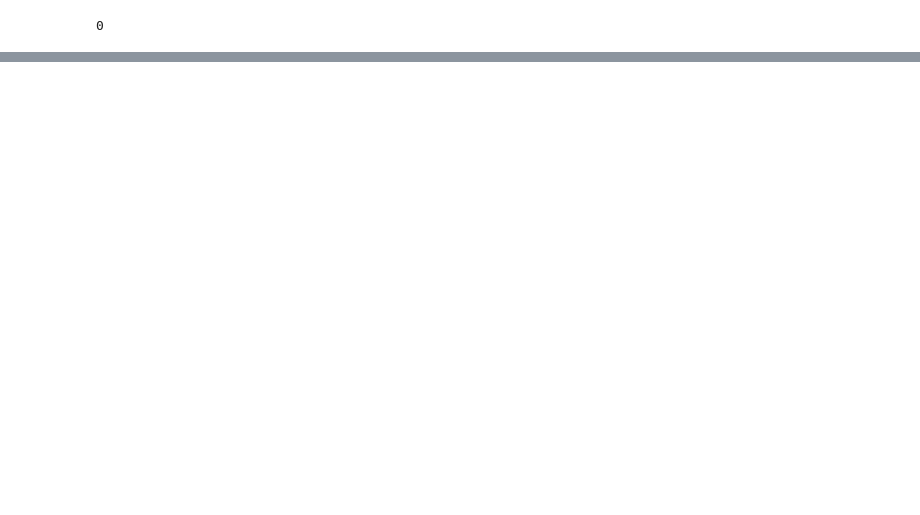
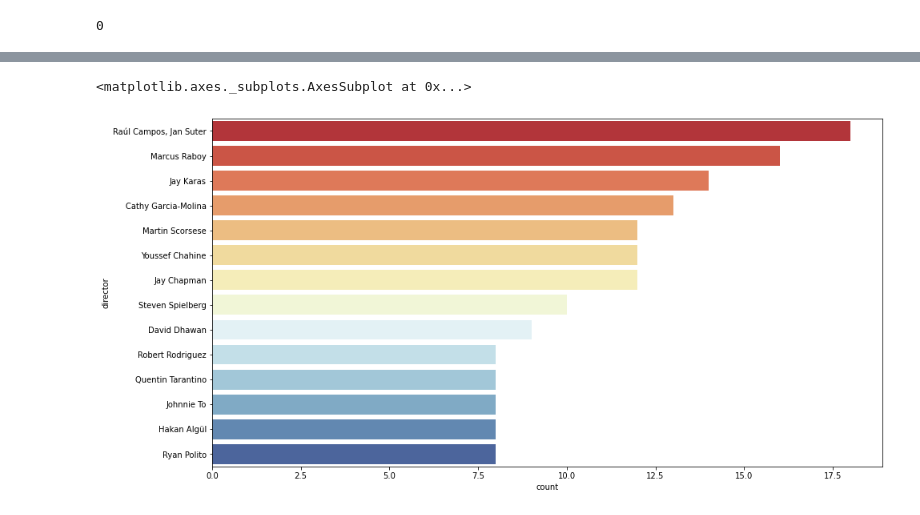
Before and after one commit to Ajinkya-dak/NETFLIX-MOVIES-AND-TV-SHOWS-CLUSTERING, a Jupyter notebook: NETFLIX_MOVIES_AND_TV_SHOWS_CLUSTERING.ipynb, the cells around one changed output, grey strips where cells are left out. Cells and saved outputs as stored; diff of their text form; code cells hidden in the pictures; blank space fills up the shorter version.

```diff
--- a/NETFLIX_MOVIES_AND_TV_SHOWS_CLUSTERING.ipynb
+++ b/NETFLIX_MOVIES_AND_TV_SHOWS_CLUSTERING.ipynb
@@ -169,0 +200,6 @@ Net_df = Net_df.drop(['show_id'], axis =1)
+# %%
+# Null value hadling
+Net_df['director'].fillna('Unknown', inplace=True)
+Net_df['cast'].fillna('Unknown', inplace=True)
+Net_df['country'].fillna('', inplace=True)
+Net_df.dropna(subset=['date_added','rating'],inplace=True)
@@ -169,0 +225,13 @@ Net_df = Net_df.drop(['show_id'], axis =1)
+# %%
+import datetime as dt
+Net_df["date_added"] = pd.to_datetime(Net_df['date_added'])
+
+# Year_added
+Net_df['year_added'] = Net_df['date_added'].dt.year
+
+#Adding month column from 'date_added'
+Net_df['month_added']=Net_df['date_added'].dt.month
+
+
+# Droping the month_added columns
+Net_df.drop(['date_added'],axis=1,inplace=True)
@@ -169,0 +287,6 @@ Net_df = Net_df.drop(['show_id'], axis =1)
+# %%
+plt.figure(figsize=(15,8))
+sns.countplot(y =Net_df['director'], data = Net_df , palette="RdYlBu", order=Net_df['director'].value_counts().index[1:15] )
+# %% [output]
+<matplotlib.axes._subplots.AxesSubplot at 0x...>
+[figure, added]
```
Also changed, not shown: parts of 24 cells of this notebook.
